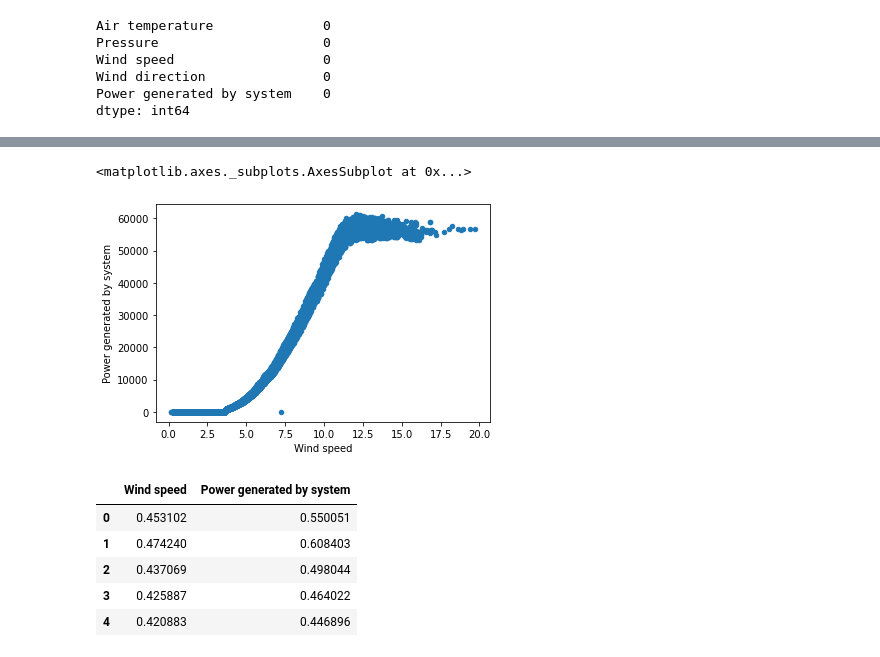
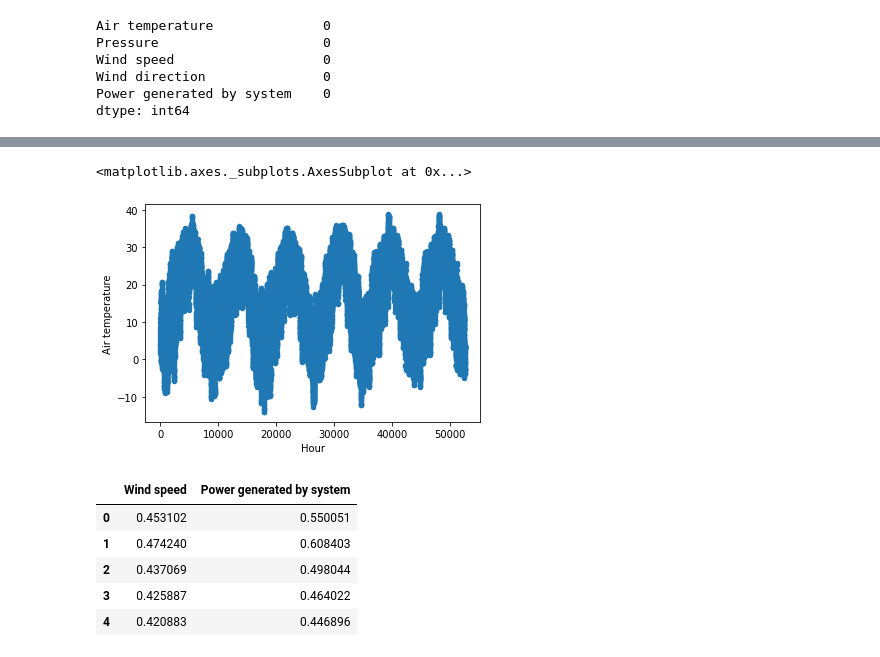
Before and after one commit to Rodz30/Complete-Python-3-Bootcamp, a Jupyter notebook: EDA.ipynb, the cells around one changed output, grey strips where cells are left out. Cells and saved outputs as stored; diff of their text form; code cells hidden in the pictures.

```diff
--- a/EDA.ipynb
+++ b/EDA.ipynb
@@ -263,12 +267,13 @@ from pyod.models.iforest import IForest
 from pyod.models.knn import KNN
 from pyod.models.lof import LOF
 # reading the  training data
-df=pd.read_csv('drive/My Drive/AL_WIND_07_12 (1)csvupdated.csv')
+
+df=pd.read_csv('drive/My Drive/AL_WIND_07_12FINAL.csv')
-# %%
-df.plot.scatter('Wind speed','Power generated by system')
-# %% [output]
-<matplotlib.axes._subplots.AxesSubplot at 0x...>
-[figure, removed]
+# %%
+df.plot.scatter('Hour','Air temperature')
+# %% [output]
+<matplotlib.axes._subplots.AxesSubplot at 0x...>
+[figure, added]
 # %%
 from sklearn.preprocessing import MinMaxScaler
 
```
Also changed, not shown: parts of 2 cells of this notebook.
